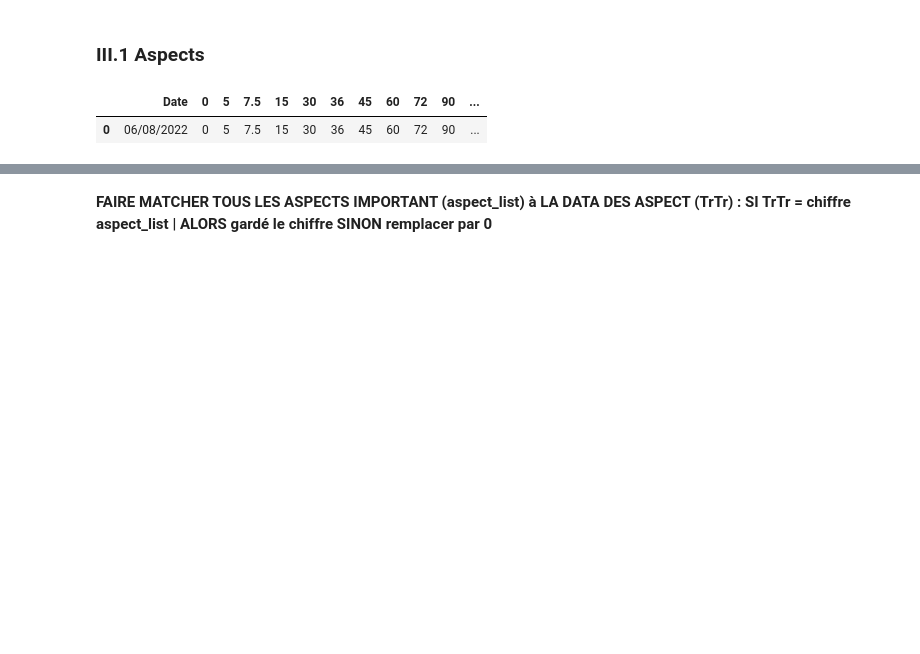
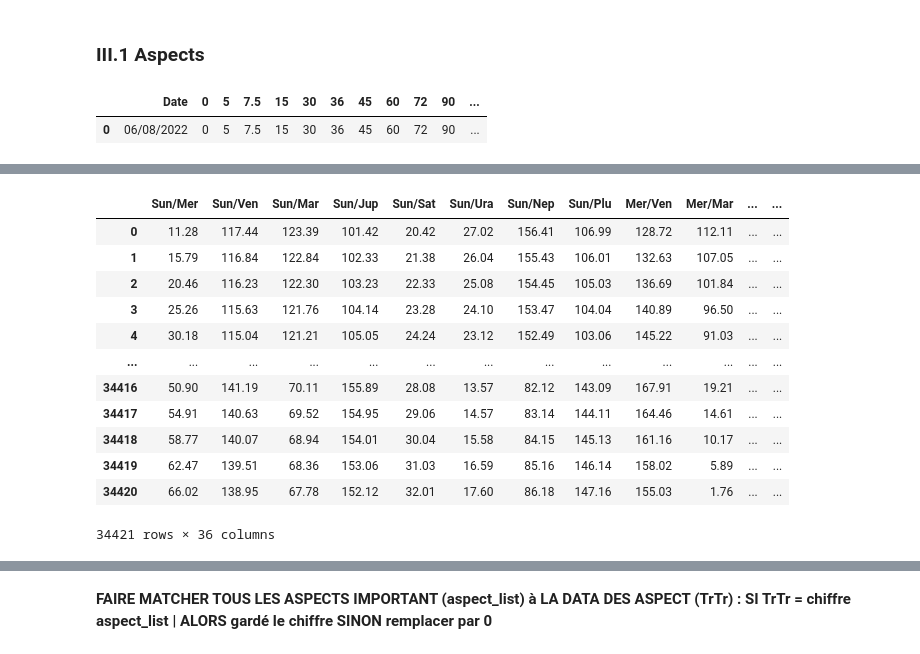
Before and after one commit to amirlehmam/MEMOIREPROPRE, a Jupyter notebook: PIPELINE.ipynb, the cells around one changed output, grey strips where cells are left out. Saved outputs shown, nothing was run; the diff lists cells and outputs as text; code cells hidden in the pictures; blank space fills up the shorter version.

```diff
--- a/PIPELINE.ipynb
+++ b/PIPELINE.ipynb
@@ -4126,0 +4180,2 @@ aspect_list
+# %%
+ha = helio_asp
@@ -4126,0 +4184,18 @@ aspect_list
+# %%
+cols = ha.columns[1:]
+df = ha[cols]
+df
+# %% [output]
+|  | Sun/Mer | Sun/Ven | Sun/Mar | Sun/Jup | Sun/Sat | Sun/Ura | Sun/Nep | Sun/Plu | Mer/Ven | Mer/Mar | ... | ... |
+| 0 | 11.28 | 117.44 | 123.39 | 101.42 | 20.42 | 27.02 | 156.41 | 106.99 | 128.72 | 112.11 | ... | ... |
+| 1 | 15.79 | 116.84 | 122.84 | 102.33 | 21.38 | 26.04 | 155.43 | 106.01 | 132.63 | 107.05 | ... | ... |
+| 2 | 20.46 | 116.23 | 122.30 | 103.23 | 22.33 | 25.08 | 154.45 | 105.03 | 136.69 | 101.84 | ... | ... |
+| 3 | 25.26 | 115.63 | 121.76 | 104.14 | 23.28 | 24.10 | 153.47 | 104.04 | 140.89 | 96.50 | ... | ... |
+| 4 | 30.18 | 115.04 | 121.21 | 105.05 | 24.24 | 23.12 | 152.49 | 103.06 | 145.22 | 91.03 | ... | ... |
+| ... | ... | ... | ... | ... | ... | ... | ... | ... | ... | ... | ... | ... |
+| 34416 | 50.90 | 141.19 | 70.11 | 155.89 | 28.08 | 13.57 | 82.12 | 143.09 | 167.91 | 19.21 | ... | ... |
+| 34417 | 54.91 | 140.63 | 69.52 | 154.95 | 29.06 | 14.57 | 83.14 | 144.11 | 164.46 | 14.61 | ... | ... |
+| 34418 | 58.77 | 140.07 | 68.94 | 154.01 | 30.04 | 15.58 | 84.15 | 145.13 | 161.16 | 10.17 | ... | ... |
+| 34419 | 62.47 | 139.51 | 68.36 | 153.06 | 31.03 | 16.59 | 85.16 | 146.14 | 158.02 | 5.89 | ... | ... |
+| 34420 | 66.02 | 138.95 | 67.78 | 152.12 | 32.01 | 17.60 | 86.18 | 147.16 | 155.03 | 1.76 | ... | ... |
+34421 rows × 36 columns
```
Also changed, not shown: parts of 18 cells of this notebook.
